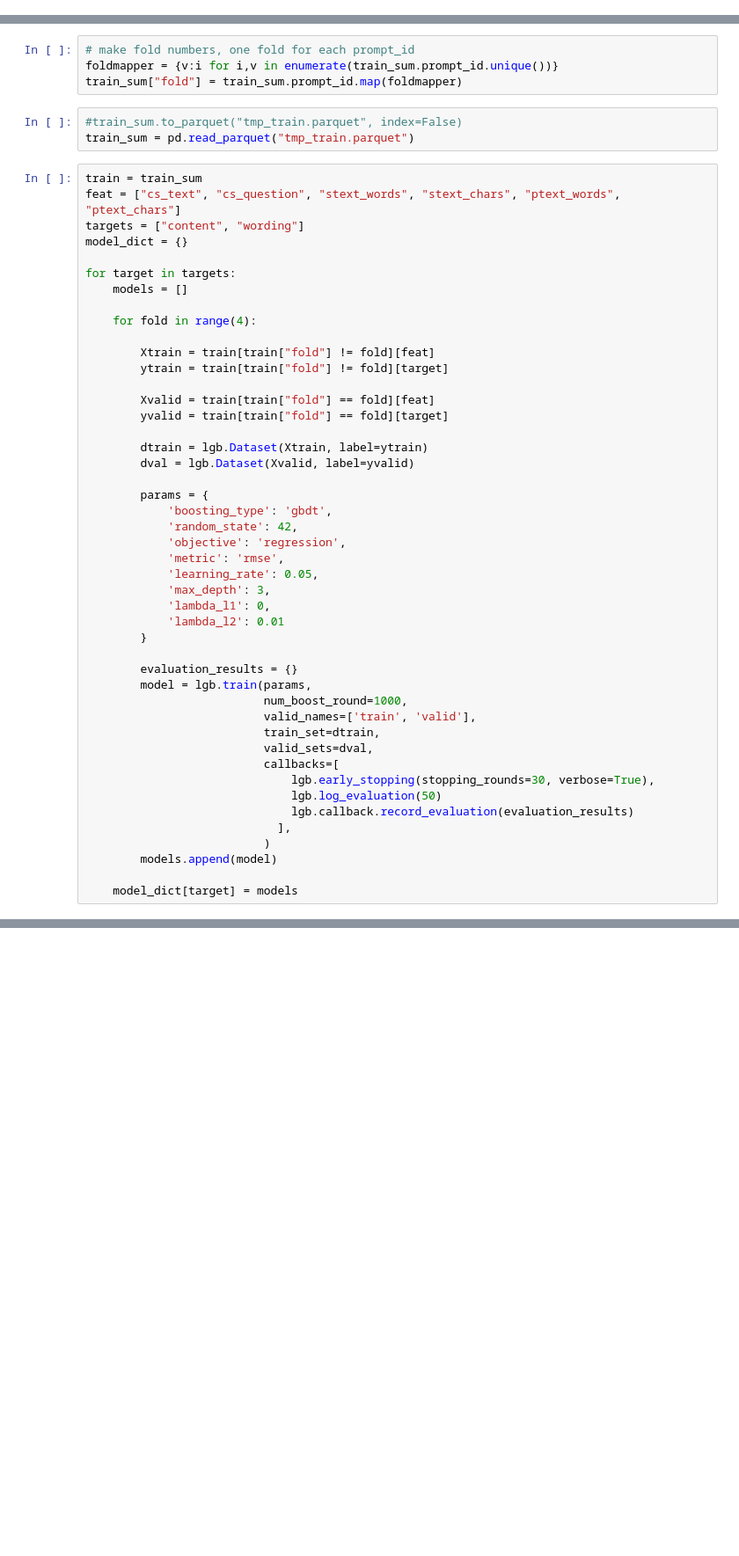
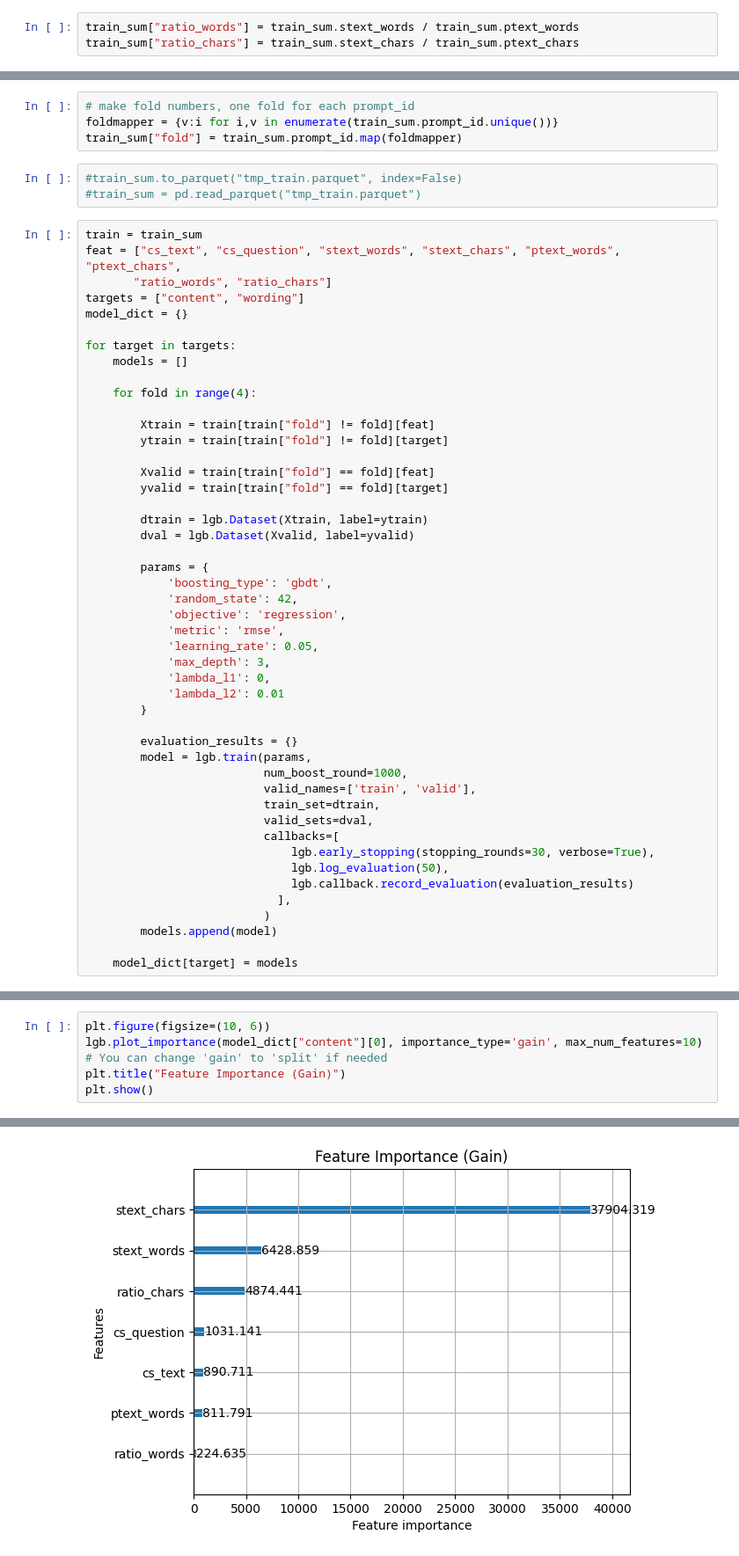
Before and after one commit to phnascimento2/kaggle-summary-text-competition, a Jupyter notebook: notebooks/similarity_gbm.ipynb, the cells around one changed output, grey strips where cells are left out. Shown at 88% size. Drawn from its saved outputs; the diff is of its cells as text; blank space fills up the shorter version.

```diff
--- a/notebooks/similarity_gbm.ipynb
+++ b/notebooks/similarity_gbm.ipynb
@@ -50,6 +56,9 @@ train_pro["ptext_chars"] = train_pro.prompt_text.str.len()
 # %%
 train_sum["stext_words"] = train_sum.text.apply(lambda x: len(x.split()))
 train_sum["stext_chars"] = train_sum.text.str.len()
+# %%
+train_sum["ratio_words"] = train_sum.stext_words / train_sum.ptext_words
+train_sum["ratio_chars"] = train_sum.stext_chars / train_sum.ptext_chars
 # %%
 train_sum = train_sum.merge(train_pro[["prompt_id", "ptext_words", "ptext_chars"]],
                             on="prompt_id", how="left")
@@ -59,10 +68,11 @@ foldmapper = {v:i for i,v in enumerate(train_sum.prompt_id.unique())}
 train_sum["fold"] = train_sum.prompt_id.map(foldmapper)
 # %%
 #train_sum.to_parquet("tmp_train.parquet", index=False)
-train_sum = pd.read_parquet("tmp_train.parquet")
+#train_sum = pd.read_parquet("tmp_train.parquet")
 # %%
 train = train_sum
-feat = ["cs_text", "cs_question", "stext_words", "stext_chars", "ptext_words", "ptext_chars"]
+feat = ["cs_text", "cs_question", "stext_words", "stext_chars", "ptext_words", "ptext_chars",
+       "ratio_words", "ratio_chars"]
 targets = ["content", "wording"]
 model_dict = {}
 
@@ -99,7 +109,7 @@ for target in targets:
                           valid_sets=dval,
                           callbacks=[
                               lgb.early_stopping(stopping_rounds=30, verbose=True),
-                              lgb.log_evaluation(50)
+                              lgb.log_evaluation(50),
                               lgb.callback.record_evaluation(evaluation_results)
                             ],
                           )
@@ -134,0 +164,6 @@ print(f"mcrmse : {sum(rmses) / len(rmses)}")
+# %%
+plt.figure(figsize=(10, 6))
+lgb.plot_importance(model_dict["content"][0], importance_type='gain', max_num_features=10) # You can change 'gain' to 'split' if needed
+plt.title("Feature Importance (Gain)")
+plt.show()
+# %% [output]
@@ -134,0 +171 @@ print(f"mcrmse : {sum(rmses) / len(rmses)}")
+[figure, added]
```
Also changed, not shown: parts of 8 cells of this notebook.
